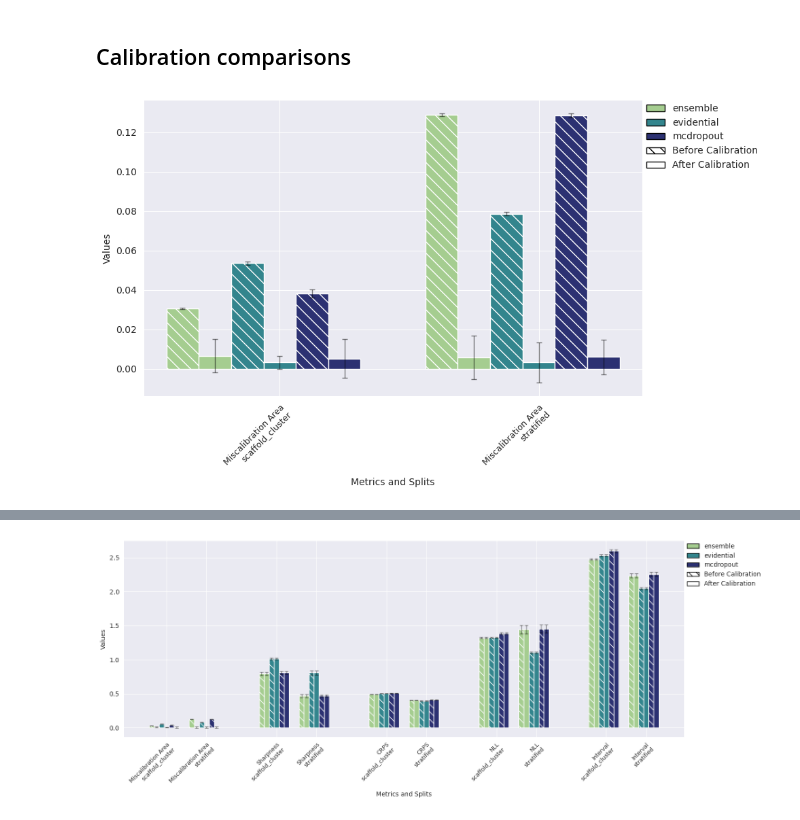
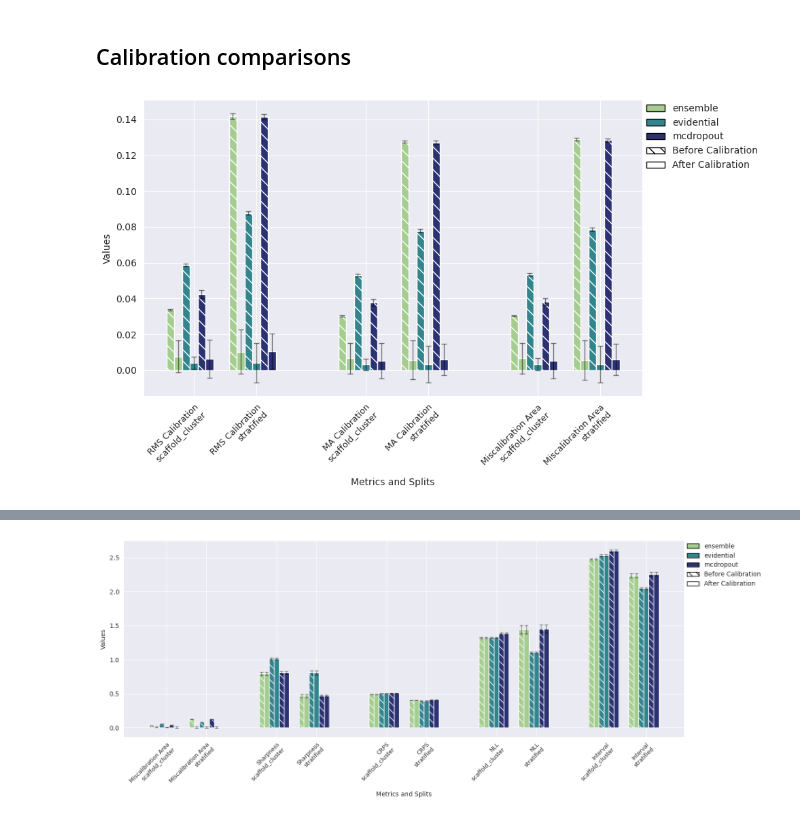
Before and after one commit to CDDLeiden/uqdd, a Jupyter notebook: metrics_analysis.ipynb, the cells around one changed output, grey strips where cells are left out. Drawn from its saved outputs; the diff is of its cells as text; code cells hidden in the pictures.

```diff
--- a/metrics_analysis.ipynb
+++ b/metrics_analysis.ipynb
@@ -605,7 +605,7 @@ def plot_comparison_metrics(df, metrics, cmap="crest", save_dir=None):
     save_plot(fig, save_dir, plot_name)
     plt.show()
     plt.close()
-
-plot_comparison_metrics(df_calib, ["Miscalibration Area"], cmap="crest", save_dir=None)
-# %% [output]
-[figure, removed]
+# %%
+plot_comparison_metrics(df_calib, ['RMS Calibration', 'MA Calibration', 'Miscalibration Area'], cmap="crest", save_dir=save_dir)
+# %% [output]
+[figure, added]
```
Also changed, not shown: parts of 9 cells of this notebook.
